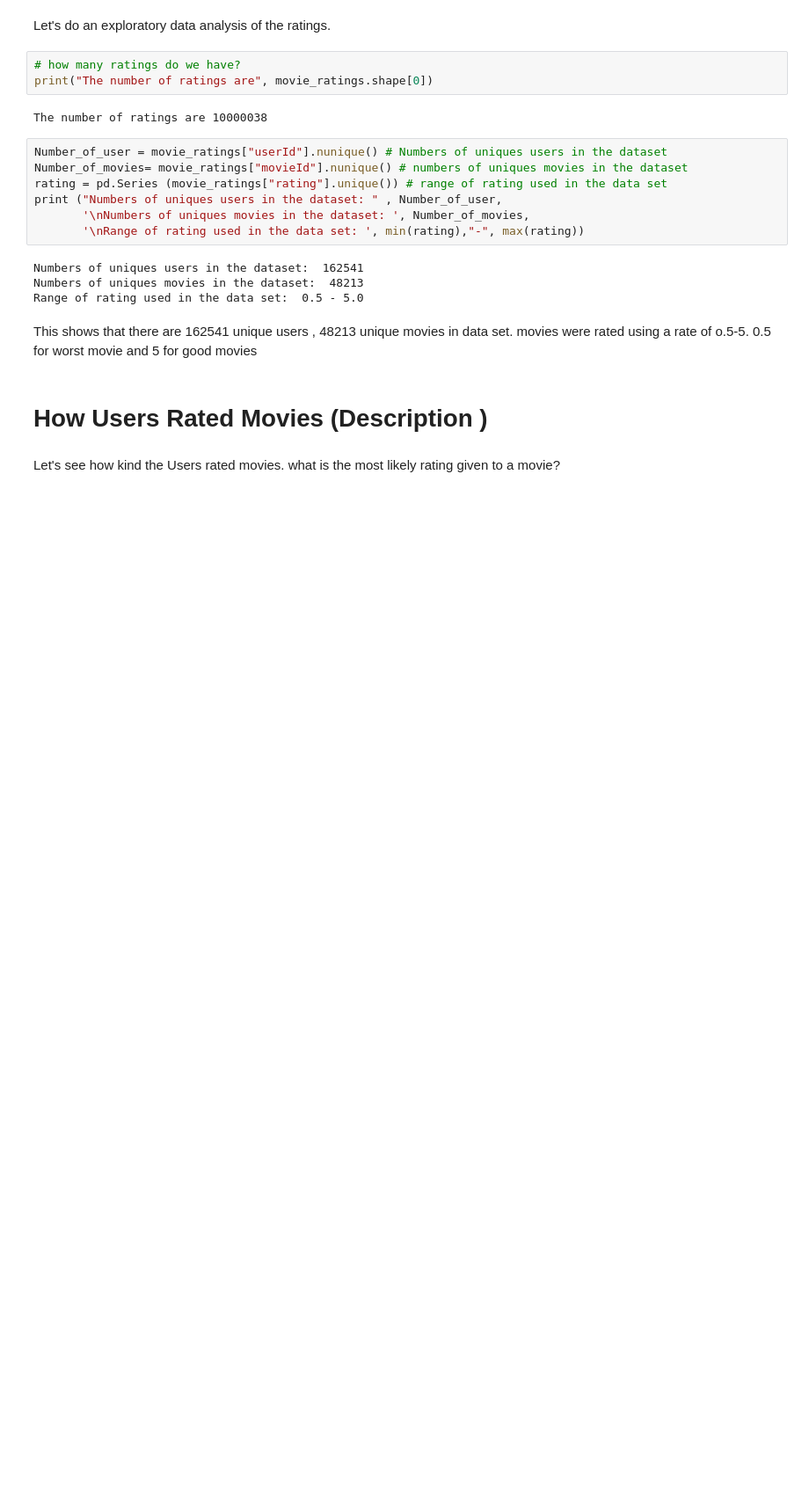
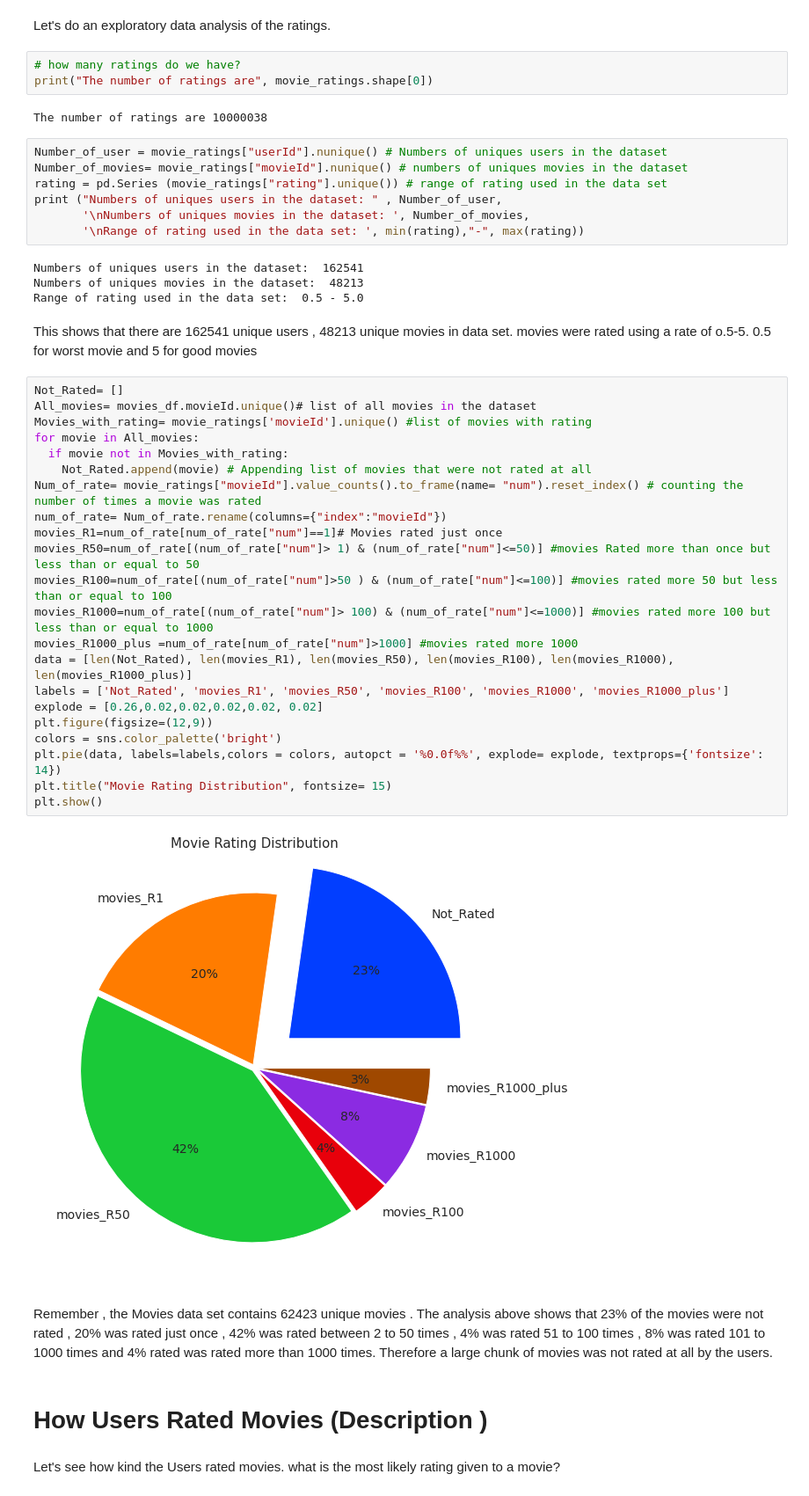
Before and after one commit to Emekadavid/unsupervised-movie-predictions, a Jupyter notebook: notebook/content_based_rating.ipynb, the cells around one changed output. Shown at 88% size. Cells and saved outputs as stored; diff of their text form; blank space fills up the shorter version.

```diff
--- a/notebook/content_based_rating.ipynb
+++ b/notebook/content_based_rating.ipynb
@@ -488,6 +514,32 @@ Numbers of uniques movies in the dataset:  48213
 Range of rating used in the data set:  0.5 - 5.0
 # %% [markdown]
 This shows that there are 162541 unique users , 48213 unique movies in data set. movies were rated using a rate of o.5-5. 0.5 for worst movie and 5 for good movies
+# %%
+Not_Rated= []
+All_movies= movies_df.movieId.unique()# list of all movies in the dataset
+Movies_with_rating= movie_ratings['movieId'].unique() #list of movies with rating
+for movie in All_movies:
+  if movie not in Movies_with_rating:
+    Not_Rated.append(movie) # Appending list of movies that were not rated at all
+Num_of_rate= movie_ratings["movieId"].value_counts().to_frame(name= "num").reset_index() # counting the number of times a movie was rated
+num_of_rate= Num_of_rate.rename(columns={"index":"movieId"})
+movies_R1=num_of_rate[num_of_rate["num"]==1]# Movies rated just once
+movies_R50=num_of_rate[(num_of_rate["num"]> 1) & (num_of_rate["num"]<=50)] #movies Rated more than once but less than or equal to 50
+movies_R100=num_of_rate[(num_of_rate["num"]>50 ) & (num_of_rate["num"]<=100)] #movies rated more 50 but less than or equal to 100
+movies_R1000=num_of_rate[(num_of_rate["num"]> 100) & (num_of_rate["num"]<=1000)] #movies rated more 100 but less than or equal to 1000
+movies_R1000_plus =num_of_rate[num_of_rate["num"]>1000] #movies rated more 1000
+data = [len(Not_Rated), len(movies_R1), len(movies_R50), len(movies_R100), len(movies_R1000), len(movies_R1000_plus)]
+labels = ['Not_Rated', 'movies_R1', 'movies_R50', 'movies_R100', 'movies_R1000', 'movies_R1000_plus']
+explode = [0.26,0.02,0.02,0.02,0.02, 0.02]
+plt.figure(figsize=(12,9))
+colors = sns.color_palette('bright')
+plt.pie(data, labels=labels,colors = colors, autopct = '%0.0f%%', explode= explode, textprops={'fontsize': 14})
+plt.title("Movie Rating Distribution", fontsize= 15)
+plt.show()
+# %% [output]
+[figure, added]
+# %% [markdown]
+Remember , the Movies data set contains 62423 unique movies . The analysis above shows that 23% of the movies were not rated , 20% was rated just once , 42% was rated between 2 to 50 times , 4% was rated 51 to 100 times , 8% was rated 101 to 1000 times and 4% rated was rated more than 1000 times. Therefore a large chunk of movies was not rated at all by the users.
 # %% [markdown]
 # How Users Rated Movies (Description )
 # %% [markdown]
```
Also changed, not shown: parts of 83 cells of this notebook.
